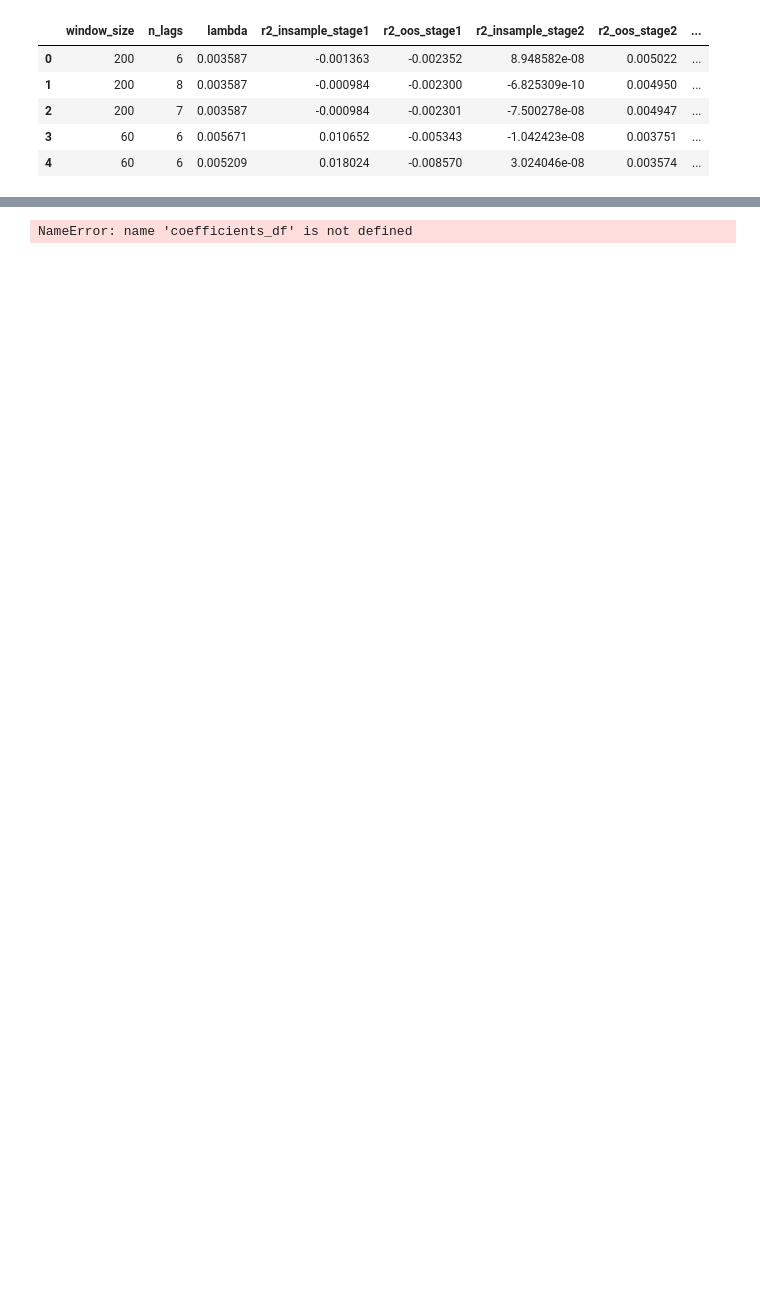
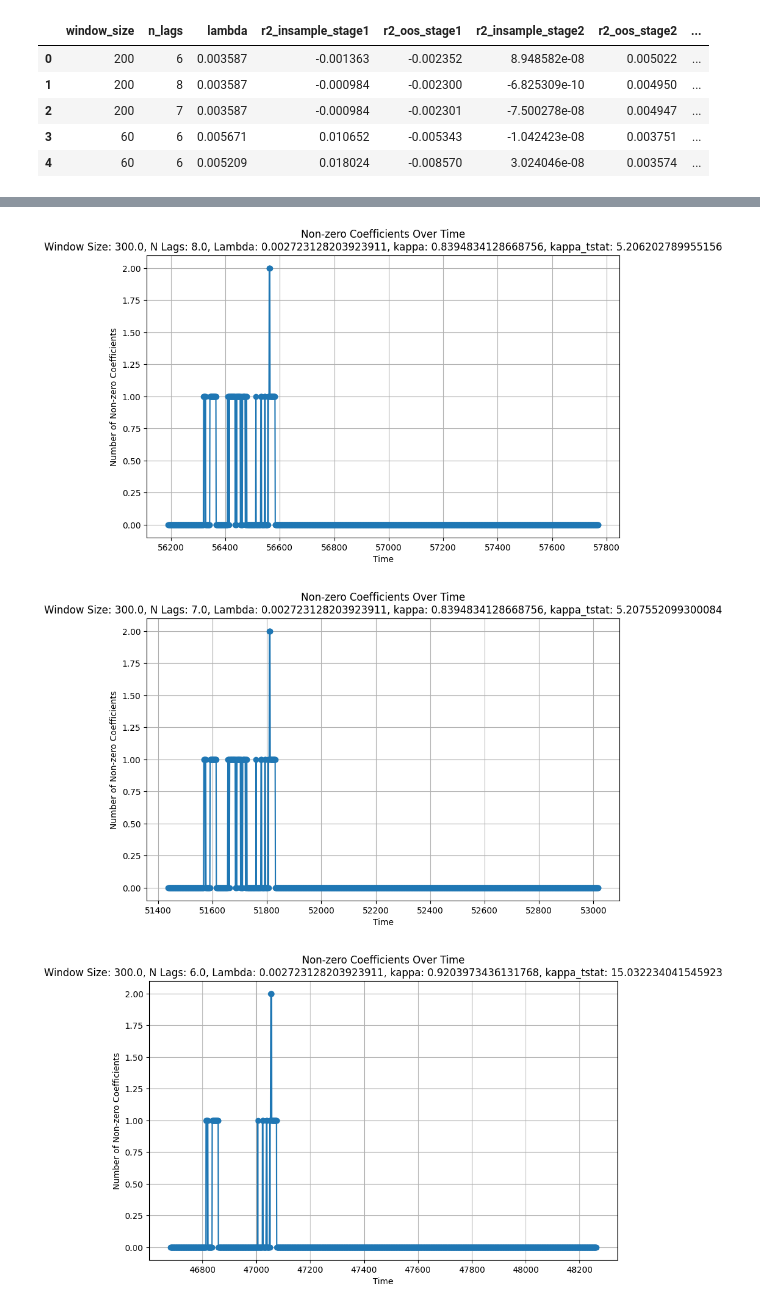
Before and after one commit to TommasoDF/Lasso_paper, a Jupyter notebook: Empirical/scripts/lasso_11_2025/visualize_results.ipynb, the cells around one changed output, grey strips where cells are left out. Drawn from its saved outputs; the diff is of its cells as text; code cells hidden in the pictures; blank space fills up the shorter version.

```diff
--- a/Empirical/scripts/lasso_11_2025/visualize_results.ipynb
+++ b/Empirical/scripts/lasso_11_2025/visualize_results.ipynb
@@ -6,7 +6,7 @@ import seaborn as sns
 # %%
 #read the parquet files
 summary_df = pd.read_parquet('grid_search_summary_8.parquet')
-#coefficients_df = pd.read_parquet('grid_search_coefficients_8.parquet')
+coefficients_df = pd.read_parquet('grid_search_coefficients_8.parquet')
 # %%
 summary_df.head()
 # %% [output]
@@ -93,26 +85,28 @@ See the caveats in the documentation: https://pandas.pydata.org/pandas-docs/stab
 # %%
 #for each entry in the positive r2 dataframe, plot the number of non-zero coefficients over time
-for index, row in positive_r2_df.iterrows():
+for index, row in positive_target_df.iterrows():
     window_size = row['window_size']
     n_lags = row['n_lags']
     lambda_val = row['lambda']
     kappa_tstat = row['kappa_tstat']
     kappa_value = row['kappa']
 
     #filter coefficients dataframe for the current parameters
     coeffs_filtered = coefficients_df[
         (coefficients_df['window_size'] == window_size) &
         (coefficients_df['n_lags'] == n_lags) &
         (coefficients_df['lambda'] == lambda_val)
     ]
 
     #plot
     plt.figure(figsize=(10, 6))
     plt.plot(coeffs_filtered['num_nonzero_coefficients'], marker='o')
     plt.title(f'Non-zero Coefficients Over Time\nWindow Size: {window_size}, N Lags: {n_lags}, Lambda: {lambda_val}, kappa: {kappa_value}, kappa_tstat: {kappa_tstat}')
     plt.xlabel('Time')
     plt.ylabel('Number of Non-zero Coefficients')
     plt.grid()
     plt.show()
 # %% [output]
-NameError: name 'coefficients_df' is not defined
+[figure, added]
+[figure, added]
+[figure, added]
```
Also changed, not shown: parts of 4 cells of this notebook, 15 other files.
